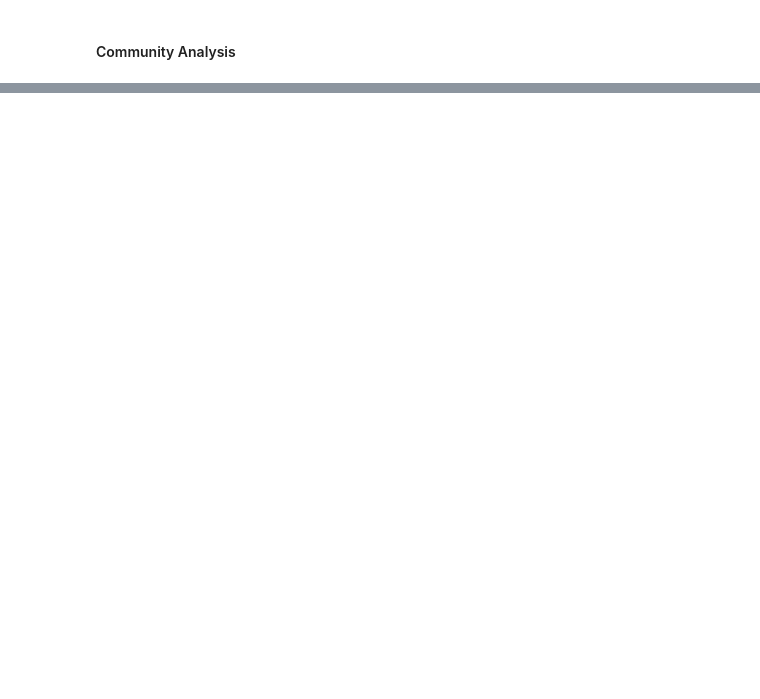
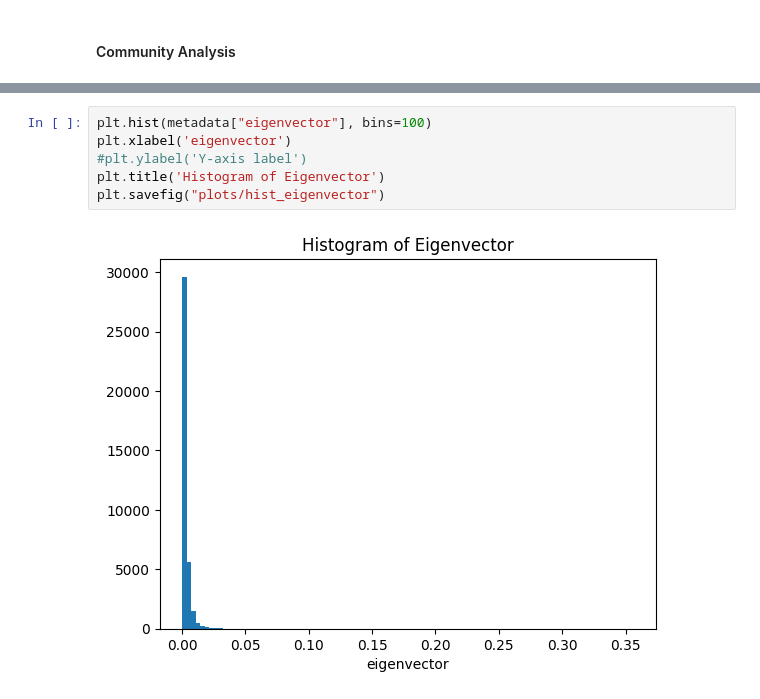
Before and after one commit to lukasthekid/comp-social-science, a Jupyter notebook: Mini-Project.ipynb, the cells around one changed output, grey strips where cells are left out. Drawn from its saved outputs; the diff is of its cells as text; blank space fills up the shorter version.

```diff
--- a/Mini-Project.ipynb
+++ b/Mini-Project.ipynb
@@ -242,0 +307,8 @@ metadata.sort_values("closeness",ascending=False).head(10)
+# %%
+plt.hist(metadata["eigenvector"], bins=100)
+plt.xlabel('eigenvector')
+#plt.ylabel('Y-axis label')
+plt.title('Histogram of Eigenvector')
+plt.savefig("plots/hist_eigenvector")
+# %% [output]
+[figure, added]
```
Also changed, not shown: parts of 15 cells of this notebook, 9 other files.
